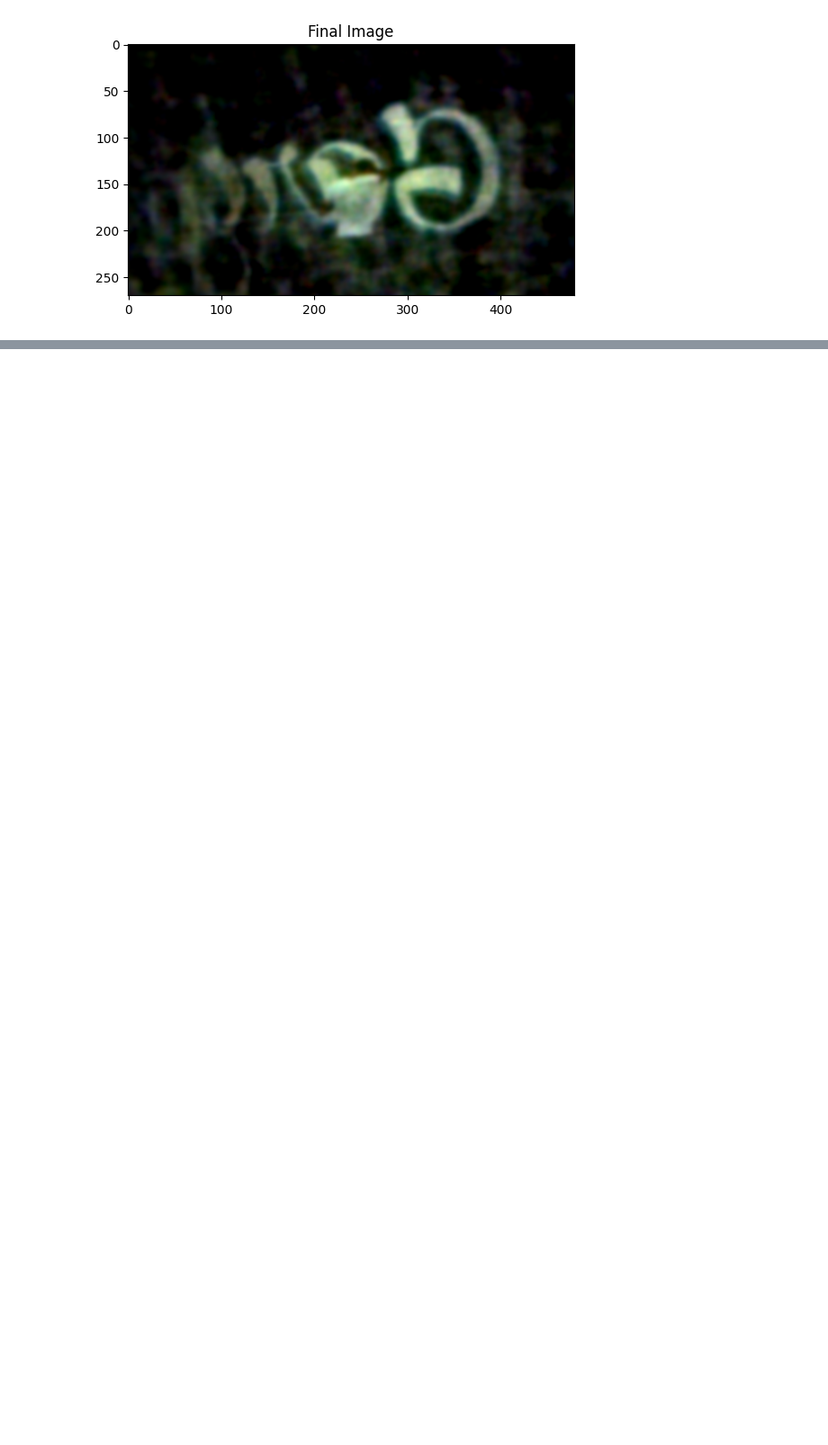
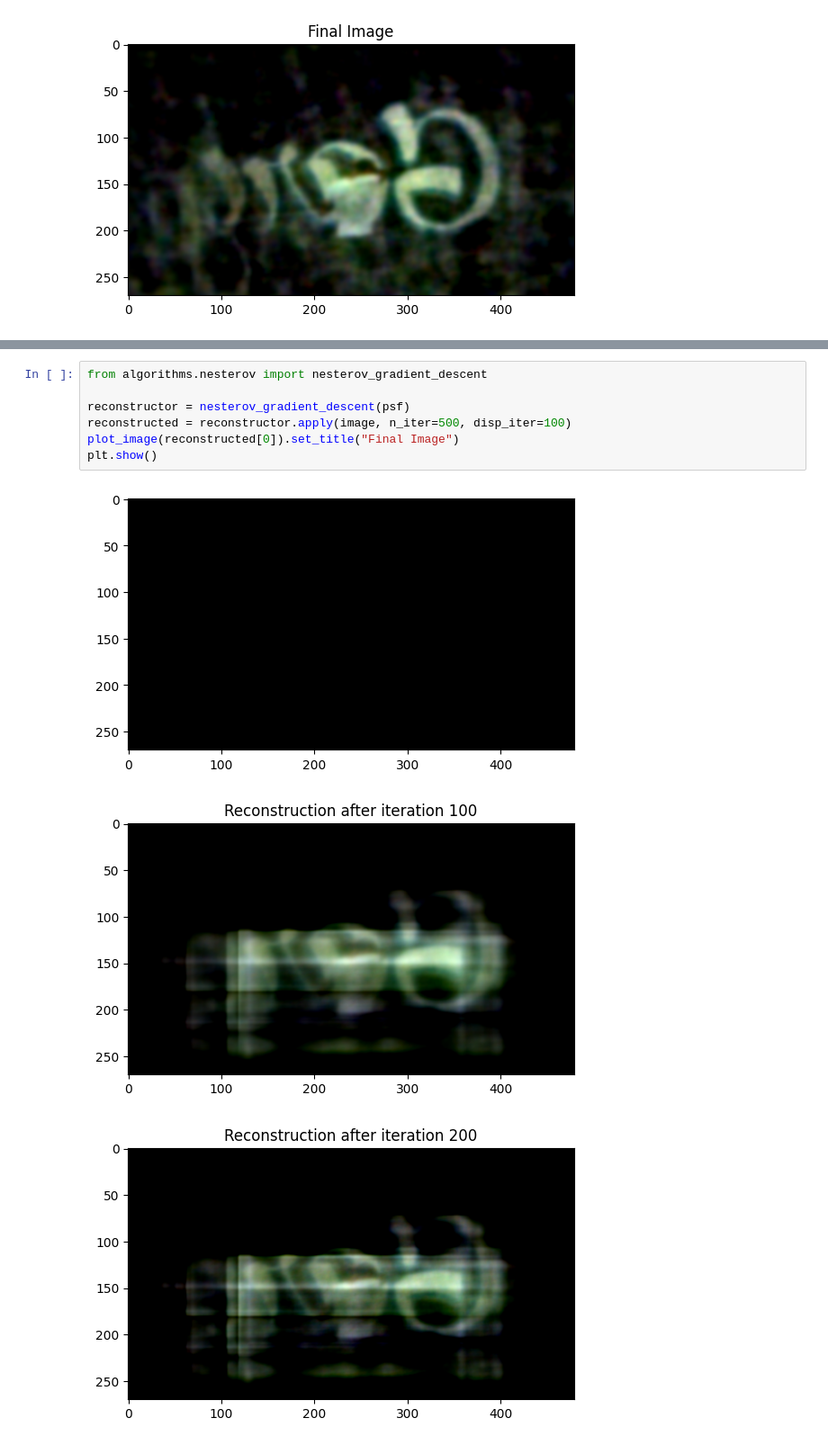
Before and after one commit to mbacvanski/lenseless_imaging, a Jupyter notebook: run_single_image.ipynb, the cells around one changed output, grey strips where cells are left out. Shown at 90% size. Saved outputs shown, nothing was run; the diff lists cells and outputs as text; blank space fills up the shorter version.

Commit message:
added nesterov

```diff
--- a/run_single_image.ipynb
+++ b/run_single_image.ipynb
@@ -71,0 +94,11 @@ plt.show()
+# %%
+from algorithms.nesterov import nesterov_gradient_descent
+
+reconstructor = nesterov_gradient_descent(psf)
+reconstructed = reconstructor.apply(image, n_iter=500, disp_iter=100)
+plot_image(reconstructed[0]).set_title("Final Image")
+plt.show()
+# %% [output]
+[figure, added]
+[figure, added]
+[figure, added]
```
Also changed, not shown: parts of 4 cells of this notebook, 2 other files.
